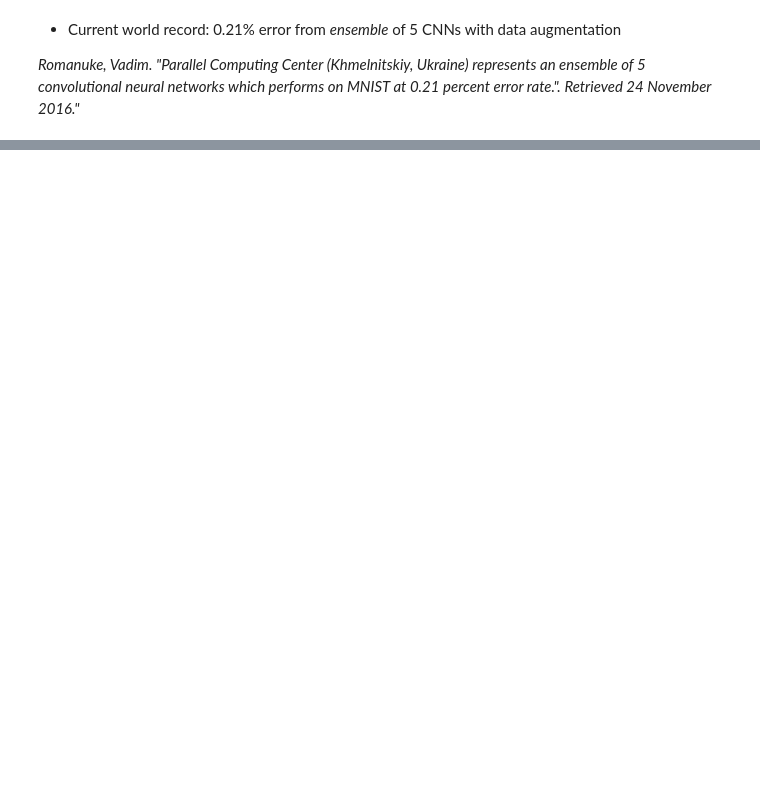
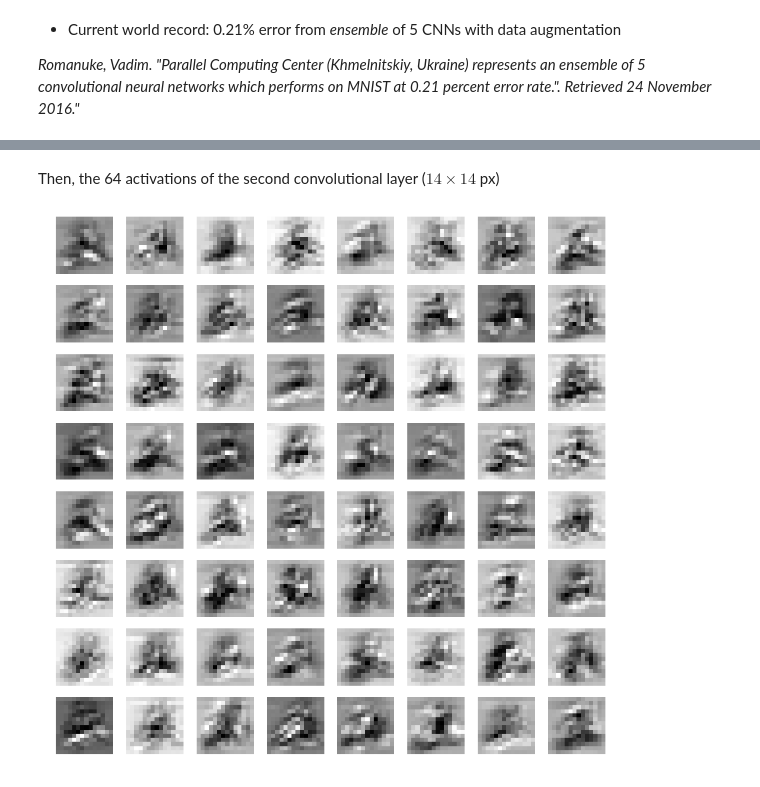
Before and after one commit to jcboyd/deep-learning-workshop, a Jupyter notebook: main.ipynb, the cells around one changed output, grey strips where cells are left out. Saved outputs shown, nothing was run; the diff lists cells and outputs as text; code cells hidden in the pictures; blank space fills up the shorter version.

```diff
--- a/main.ipynb
+++ b/main.ipynb
@@ -463,0 +483,10 @@ plot_confusion_matrix(ax, confusion_matrix, classes, fontsize=15)
+# %% [markdown]
+Then, the 64 activations of the second convolutional layer ($14 \times 14$ px)
+# %%
+activation_maps = model.getActivations(model.conv2, img.reshape(1, 28, 28, 1))
+
+fig = plt.figure(figsize=(15, 15))
+vis_utils.plot_activation_maps(fig, activation_maps, 8, 8)
+plt.show()
+# %% [output]
+[figure, added]
```
Also changed, not shown: parts of 16 cells of this notebook, 5 other files.
